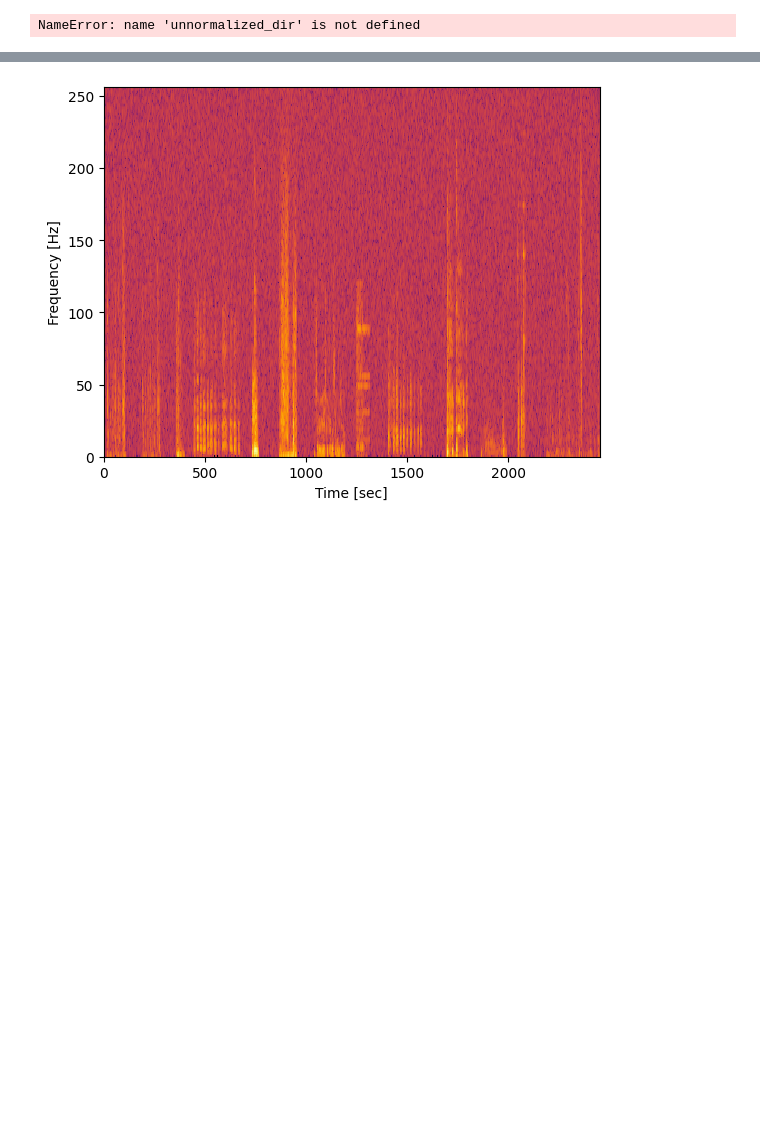
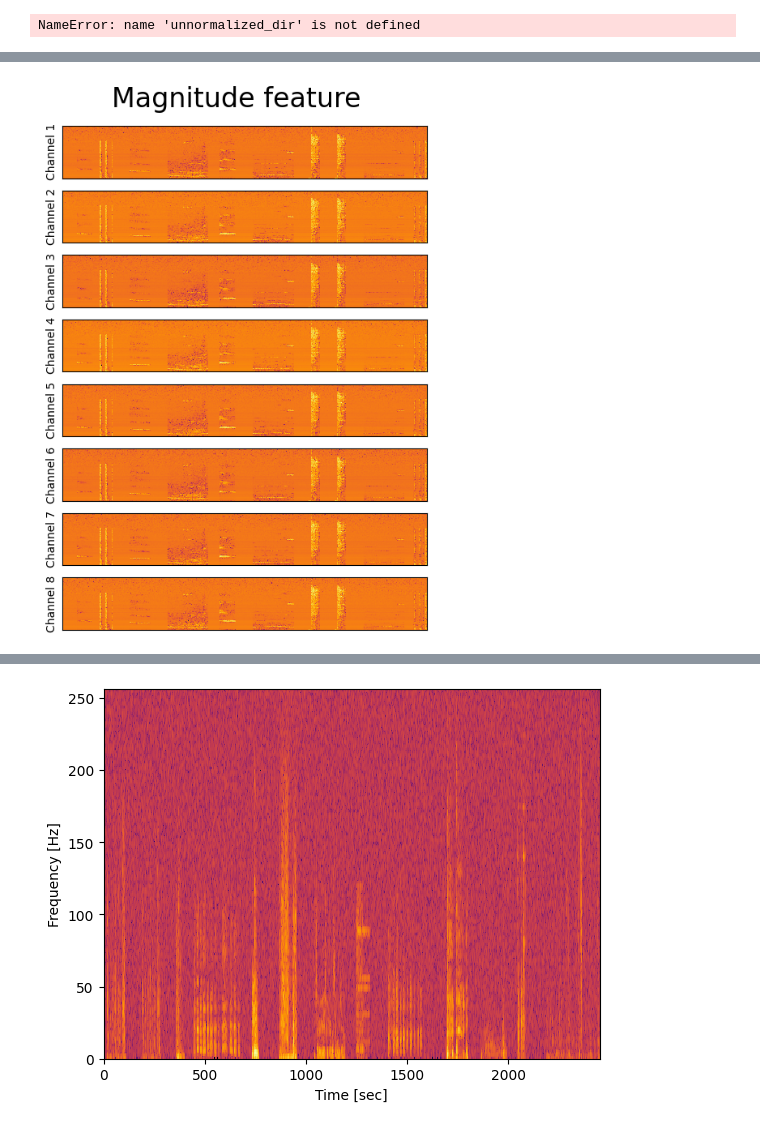
Before and after one commit to izzan-alfian/SELD-quadcopter, a Jupyter notebook: test.ipynb, the cells around one changed output, grey strips where cells are left out. Cells and saved outputs as stored; diff of their text form; code cells hidden in the pictures; blank space fills up the shorter version.

```diff
--- a/test.ipynb
+++ b/test.ipynb
@@ -118,0 +161,15 @@ def spectrogram(audio_input):
+# %%
+fig, ax = plt.subplots((8), figsize=(5, 7))
+
+for channel in range(8): # 8 channels
+    magnitude = 10 * np.log10(np.abs(combined[:4614, :2048].T + 1e-9))
+    ax[channel].pcolormesh(magnitude[channel::8], shading='auto', cmap='inferno')
+    ax[channel].set_ylabel(f"Channel {channel + 1}")
+    ax[channel].set_xticks([])  # Remove x-axis ticks
+    ax[channel].set_yticks([])  # Remove y-axis ticks
+
+plt.suptitle("Magnitude feature", fontsize=24)
+plt.tight_layout()
+plt.show()
+# %% [output]
+[figure, added]
```
Also changed, not shown: parts of 8 cells of this notebook, 35 other files.
